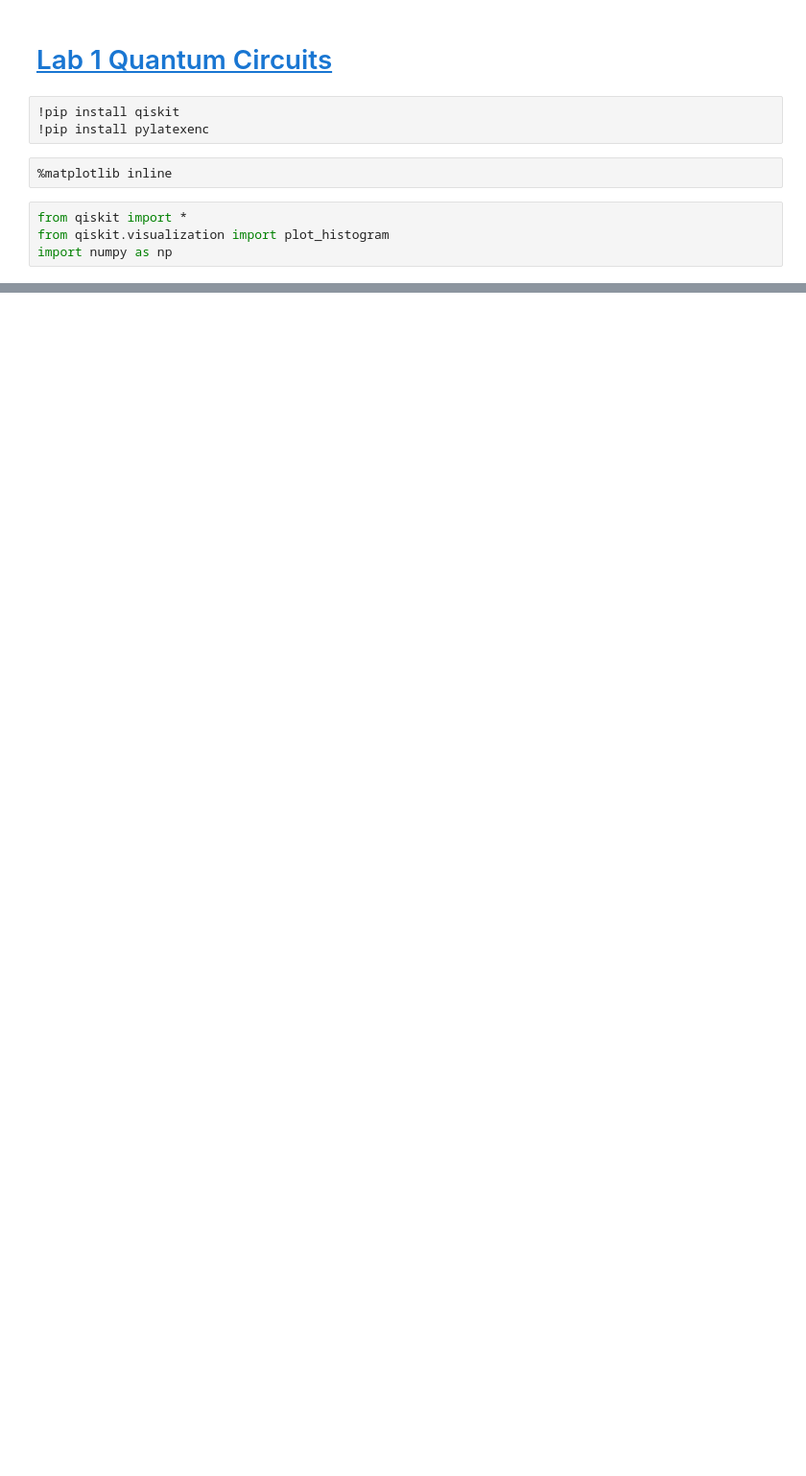
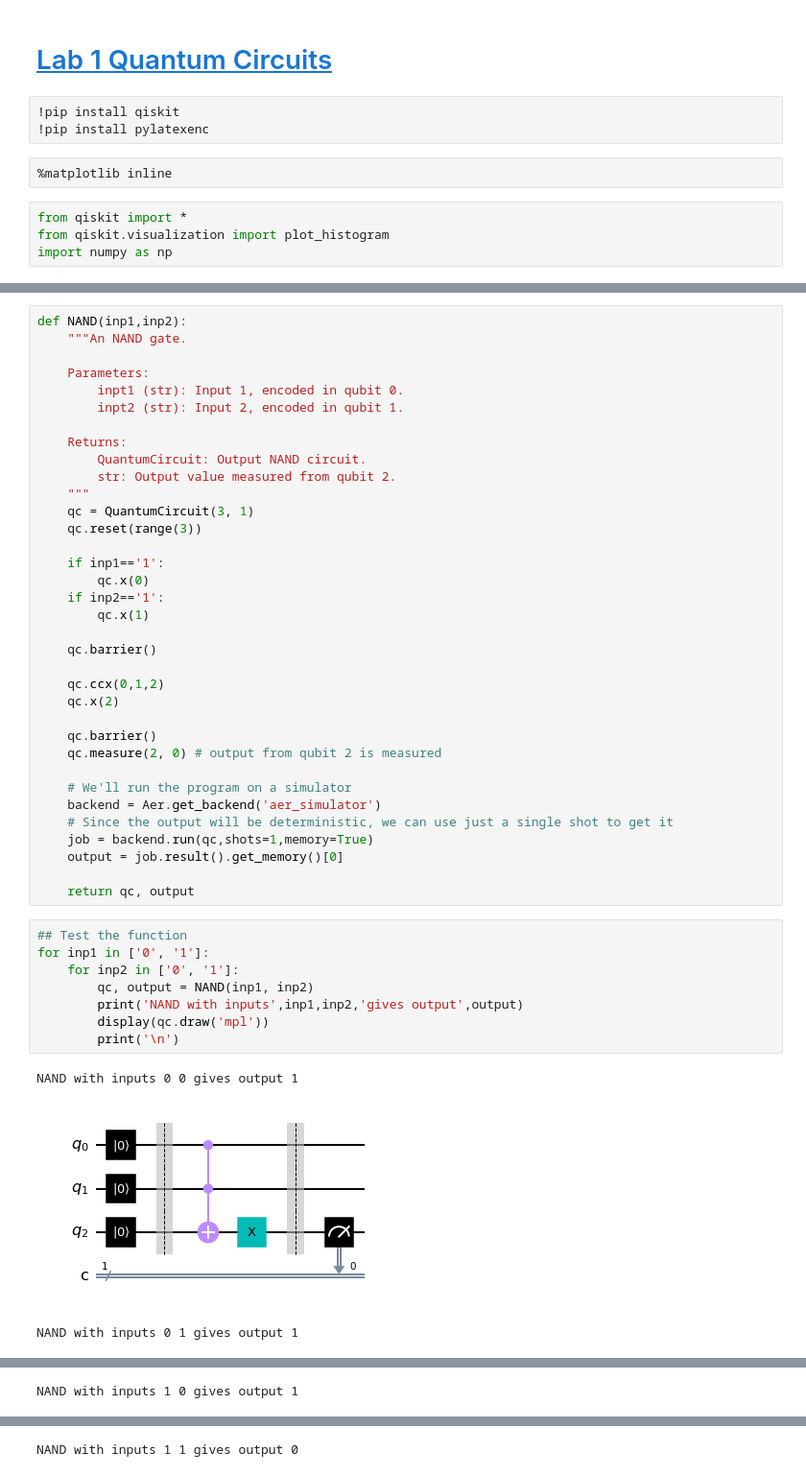
Before and after one commit to shhesterka04/q_prj, a Jupyter notebook: qiskit_lab1.ipynb, the cells around one changed output, grey strips where cells are left out. Shown: that part at 96% size. Cells and saved outputs as stored; diff of their text form; blank space fills up the shorter version.

```diff
--- a/qiskit_lab1.ipynb
+++ b/qiskit_lab1.ipynb
@@ -35,0 +175,47 @@ def NOT(inp):
+# %%
+def NAND(inp1,inp2):
+    """An NAND gate.
+
+    Parameters:
+        inpt1 (str): Input 1, encoded in qubit 0.
+        inpt2 (str): Input 2, encoded in qubit 1.
+
+    Returns:
+        QuantumCircuit: Output NAND circuit.
+        str: Output value measured from qubit 2.
+    """
+    qc = QuantumCircuit(3, 1)
+    qc.reset(range(3))
+
+    if inp1=='1':
+        qc.x(0)
+    if inp2=='1':
+        qc.x(1)
+
+    qc.barrier()
+
+    qc.ccx(0,1,2)
+    qc.x(2)
+
+    qc.barrier()
+    qc.measure(2, 0) # output from qubit 2 is measured
+
+    # We'll run the program on a simulator
+    backend = Aer.get_backend('aer_simulator')
+    # Since the output will be deterministic, we can use just a single shot to get it
+    job = backend.run(qc,shots=1,memory=True)
+    output = job.result().get_memory()[0]
+
+    return qc, output
+# %%
+## Test the function
+for inp1 in ['0', '1']:
+    for inp2 in ['0', '1']:
+        qc, output = NAND(inp1, inp2)
+        print('NAND with inputs',inp1,inp2,'gives output',output)
+        display(qc.draw('mpl'))
+        print('\n')
+# %% [output]
+NAND with inputs 0 0 gives output 1
+[figure, added]
+NAND with inputs 0 1 gives output 1
@@ -35,0 +223 @@ def NOT(inp):
+NAND with inputs 1 0 gives output 1
@@ -35,0 +225 @@ def NOT(inp):
+NAND with inputs 1 1 gives output 0
```
Also changed, not shown: parts of 31 cells of this notebook.
